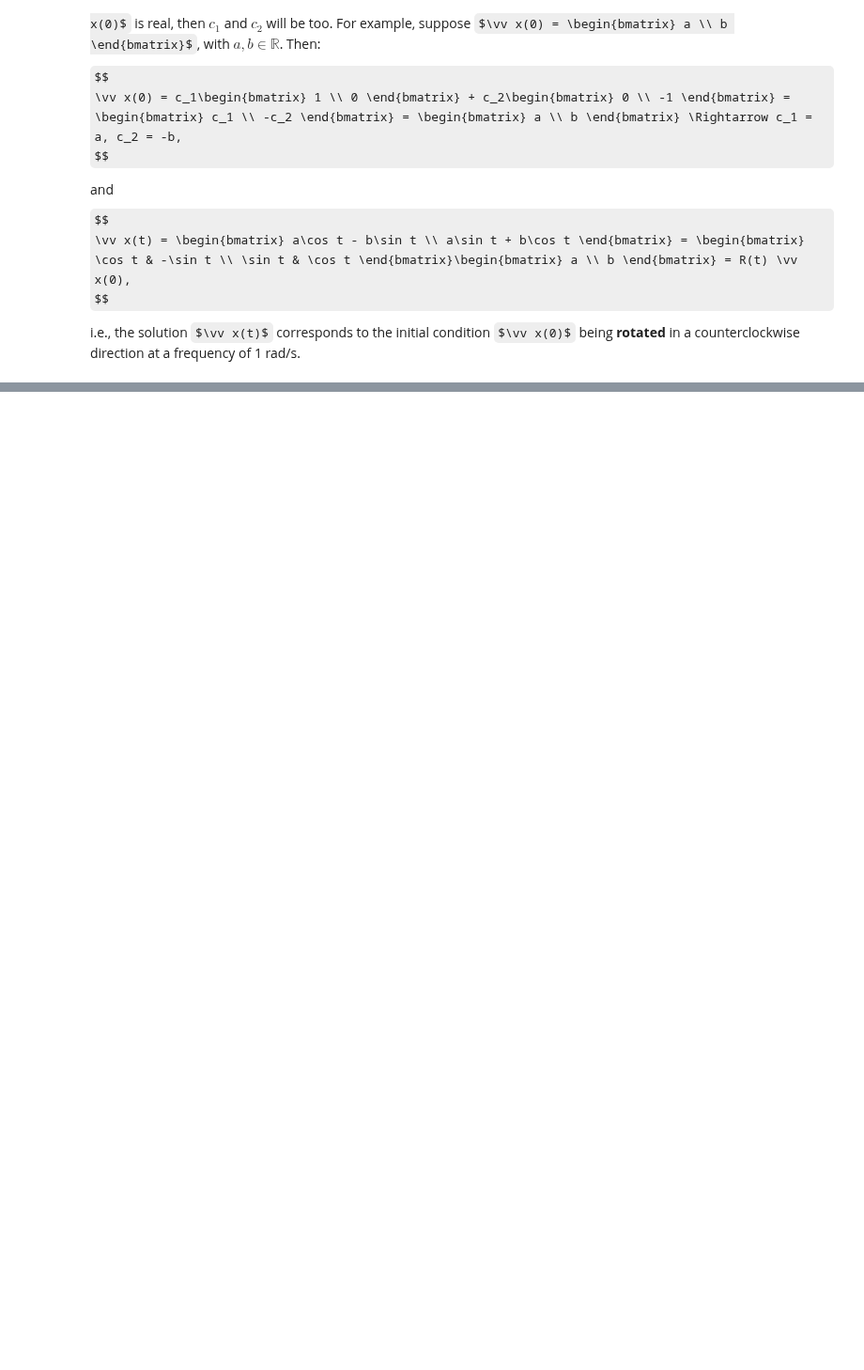
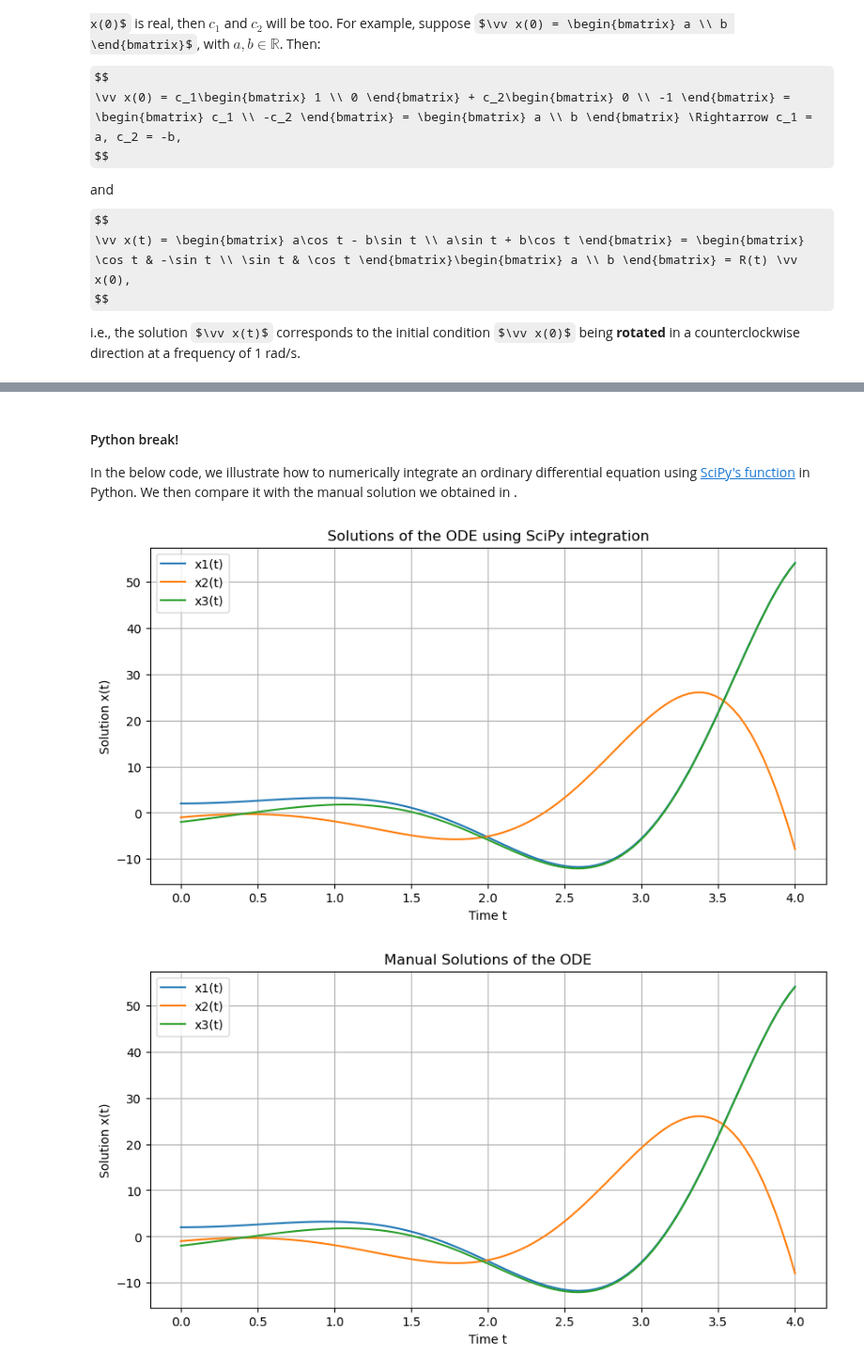
Before and after one commit to nikolaimatni/ese-2030, a Jupyter notebook: 06_Ch_7_Dynamics/081-complex_eig_LDS.ipynb, the cells around one changed output, grey strips where cells are left out. Shown at 94% size. Drawn from its saved outputs; the diff is of its cells as text; code cells hidden in the pictures; some formulas as TeX source; blank space fills up the shorter version.

```diff
--- a/06_Ch_7_Dynamics/081-complex_eig_LDS.ipynb
+++ b/06_Ch_7_Dynamics/081-complex_eig_LDS.ipynb
@@ -192,5 +193,66 @@ x_3(t)
 -2e^{-t} + e^t\sin 2t
 \end{bmatrix}.
 $$
+# %% [markdown]
+#### Python break!
+
+In the below code, we illustrate how to numerically integrate an ordinary differential equation using [SciPy's function](https://docs.scipy.org/doc/scipy/reference/generated/scipy.integrate.solve_ivp.html) in Python. We then compare it with the manual solution we obtained in [](#eg_1).
+# %%
+import numpy as np
+from scipy.integrate import solve_ivp
+import matplotlib.pyplot as plt
+
+A = np.array([[1, 2, 0],
+          [0, 1, -2],
+          [2, 2, -1]])
+
+def system(t, x):
+    return A @ x
+
+x0 = np.array([2, -1, -2])
+
+# Define time points for the solution
+t_span = (0, 4)  # Time from 0 to 10
+t_eval = np.linspace(t_span[0], t_span[1], 100)  # Time points where the solution is evaluated
+
+# Solve the ODE system
+sol = solve_ivp(system, t_span, x0, t_eval=t_eval)
+
+# Extract the solution
+times = sol.t
+solutions = sol.y
+
+# Plot the solutions
+plt.figure(figsize=(10, 5))
+plt.plot(times, solutions[0, :], label='x1(t)')
+plt.plot(times, solutions[1, :], label='x2(t)')
+plt.plot(times, solutions[2, :], label='x3(t)')
+plt.xlabel('Time t')
+plt.ylabel('Solution x(t)')
+plt.title('Solutions of the ODE using SciPy integration')
+plt.legend()
+plt.grid()
+plt.show()
+
+## Manual solution from example 1
+
+solutions_manual = np.vstack((2*np.exp(-times)+np.exp(times)*np.sin(2*times),
+                             -2*np.exp(-times)+np.exp(times)*np.cos(2*times),
+                              -2*np.exp(-times)+np.exp(times)*np.sin(2*times),))
+
+# Plot the solutions
+plt.figure(figsize=(10, 5))
+plt.plot(times, solutions_manual[0, :], label='x1(t)')
+plt.plot(times, solutions_manual[1, :], label='x2(t)')
+plt.plot(times, solutions_manual[2, :], label='x3(t)')
+plt.xlabel('Time t')
+plt.ylabel('Solution x(t)')
+plt.title('Manual Solutions of the ODE')
+plt.legend()
+plt.grid()
+plt.show()
+# %% [output]
+[figure, added]
+[figure, added]
 # %% [markdown]
 [![Binder](https://mybinder.org/badge_logo.svg)](https://mybinder.org/v2/gh/nikolaimatni/ese-2030/HEAD?labpath=/06_Ch_7_Dynamics/081-complex_eig_LDS.ipynb)
```
Also changed, not shown: parts of 1 cell of this notebook, 2 other files.
